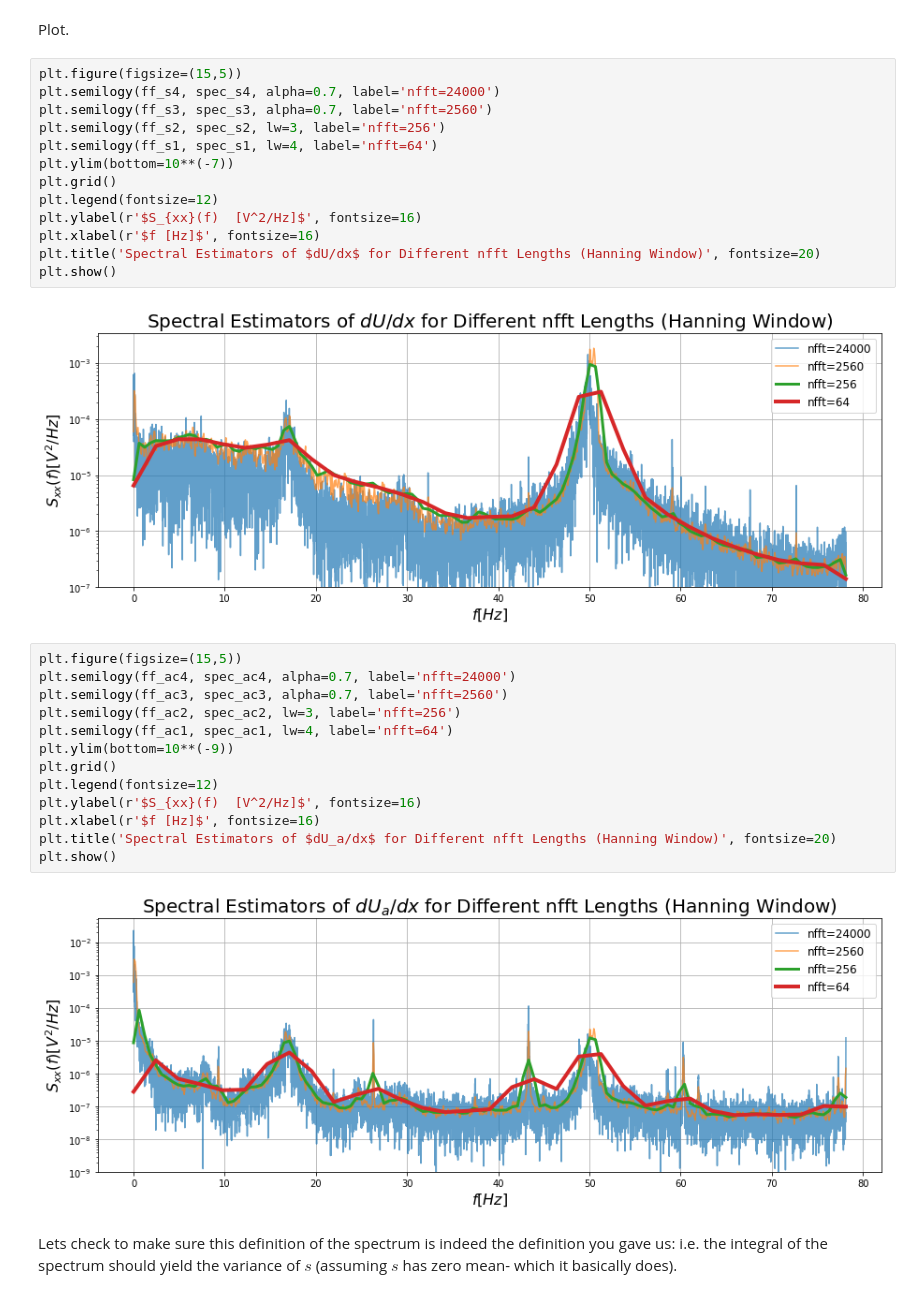
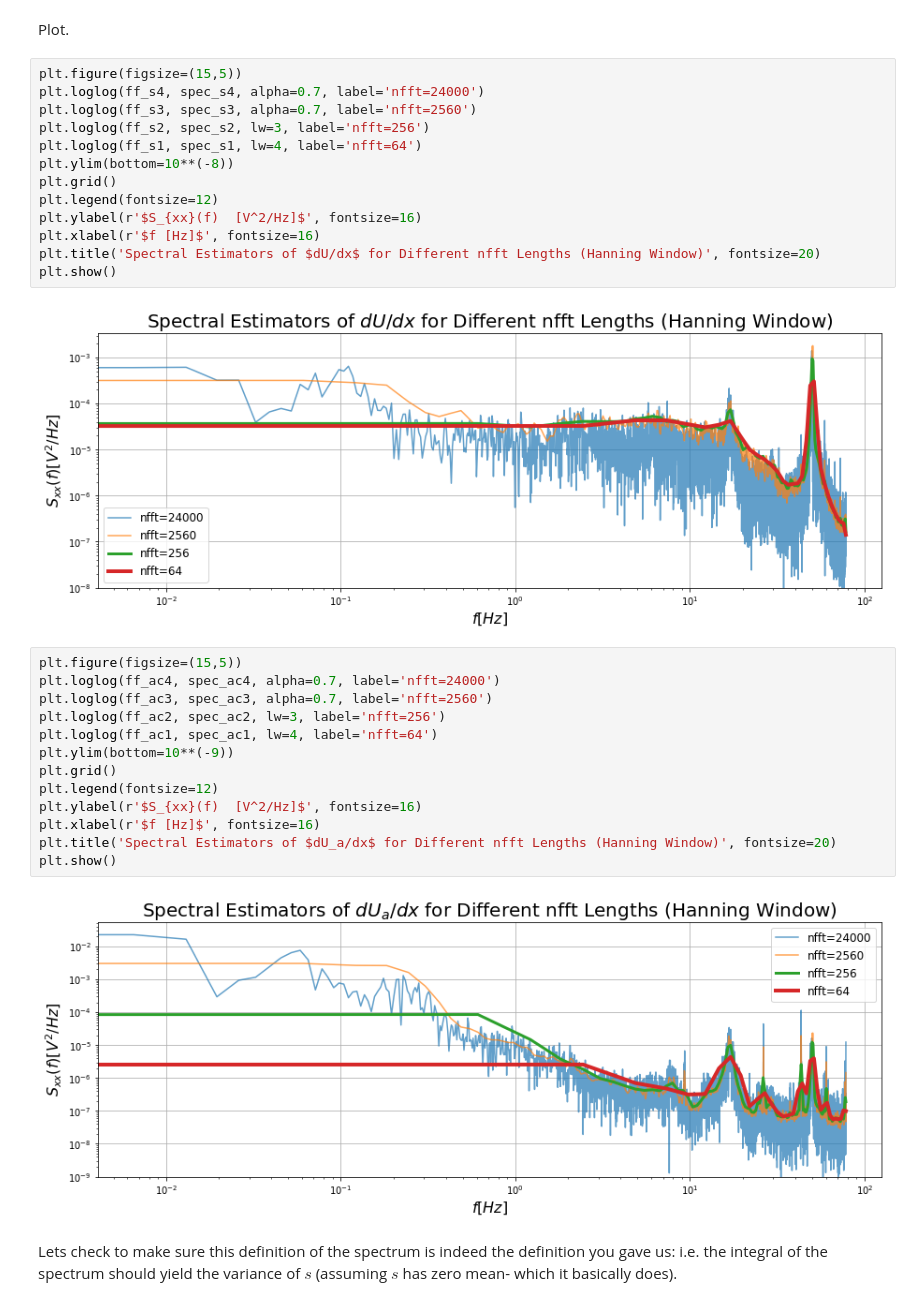
Before and after one commit to lukepolson/School, a Jupyter notebook: Phys 515/Assignment5.ipynb, the cells around one changed output. Cells and saved outputs as stored; diff of their text form.

```diff
--- a/Phys 515/Assignment5.ipynb
+++ b/Phys 515/Assignment5.ipynb
@@ -72,25 +79,25 @@ ff_ac4, spec_ac4 = welch(ac, fs=fs, nperseg=24000, window='hann')
 Plot.
 # %%
 plt.figure(figsize=(15,5))
-plt.semilogy(ff_s4, spec_s4, alpha=0.7, label='nfft=24000')
-plt.semilogy(ff_s3, spec_s3, alpha=0.7, label='nfft=2560')
-plt.semilogy(ff_s2, spec_s2, lw=3, label='nfft=256')
-plt.semilogy(ff_s1, spec_s1, lw=4, label='nfft=64')
-plt.ylim(bottom=10**(-7))
+plt.loglog(ff_s4, spec_s4, alpha=0.7, label='nfft=24000')
+plt.loglog(ff_s3, spec_s3, alpha=0.7, label='nfft=2560')
+plt.loglog(ff_s2, spec_s2, lw=3, label='nfft=256')
+plt.loglog(ff_s1, spec_s1, lw=4, label='nfft=64')
+plt.ylim(bottom=10**(-8))
 plt.grid()
 plt.legend(fontsize=12)
 plt.ylabel(r'$S_{xx}(f)  [V^2/Hz]$', fontsize=16)
 plt.xlabel(r'$f [Hz]$', fontsize=16)
 plt.title('Spectral Estimators of $dU/dx$ for Different nfft Lengths (Hanning Window)', fontsize=20)
 plt.show()
 # %% [output]
-[figure, old version]
+[figure, new version]
 # %%
 plt.figure(figsize=(15,5))
-plt.semilogy(ff_ac4, spec_ac4, alpha=0.7, label='nfft=24000')
-plt.semilogy(ff_ac3, spec_ac3, alpha=0.7, label='nfft=2560')
-plt.semilogy(ff_ac2, spec_ac2, lw=3, label='nfft=256')
-plt.semilogy(ff_ac1, spec_ac1, lw=4, label='nfft=64')
+plt.loglog(ff_ac4, spec_ac4, alpha=0.7, label='nfft=24000')
+plt.loglog(ff_ac3, spec_ac3, alpha=0.7, label='nfft=2560')
+plt.loglog(ff_ac2, spec_ac2, lw=3, label='nfft=256')
+plt.loglog(ff_ac1, spec_ac1, lw=4, label='nfft=64')
 plt.ylim(bottom=10**(-9))
 plt.grid()
 plt.legend(fontsize=12)
@@ -99,7 +106,7 @@ plt.xlabel(r'$f [Hz]$', fontsize=16)
 plt.title('Spectral Estimators of $dU_a/dx$ for Different nfft Lengths (Hanning Window)', fontsize=20)
 plt.show()
 # %% [output]
-[figure, old version]
+[figure, new version]
 # %% [markdown]
 Lets check to make sure this definition of the spectrum is indeed the definition you gave us: i.e. the integral of the spectrum should yield the variance of $s$ (assuming $s$ has zero mean- which it basically does).
 # %%
```
Also changed, not shown: parts of 18 cells of this notebook.
